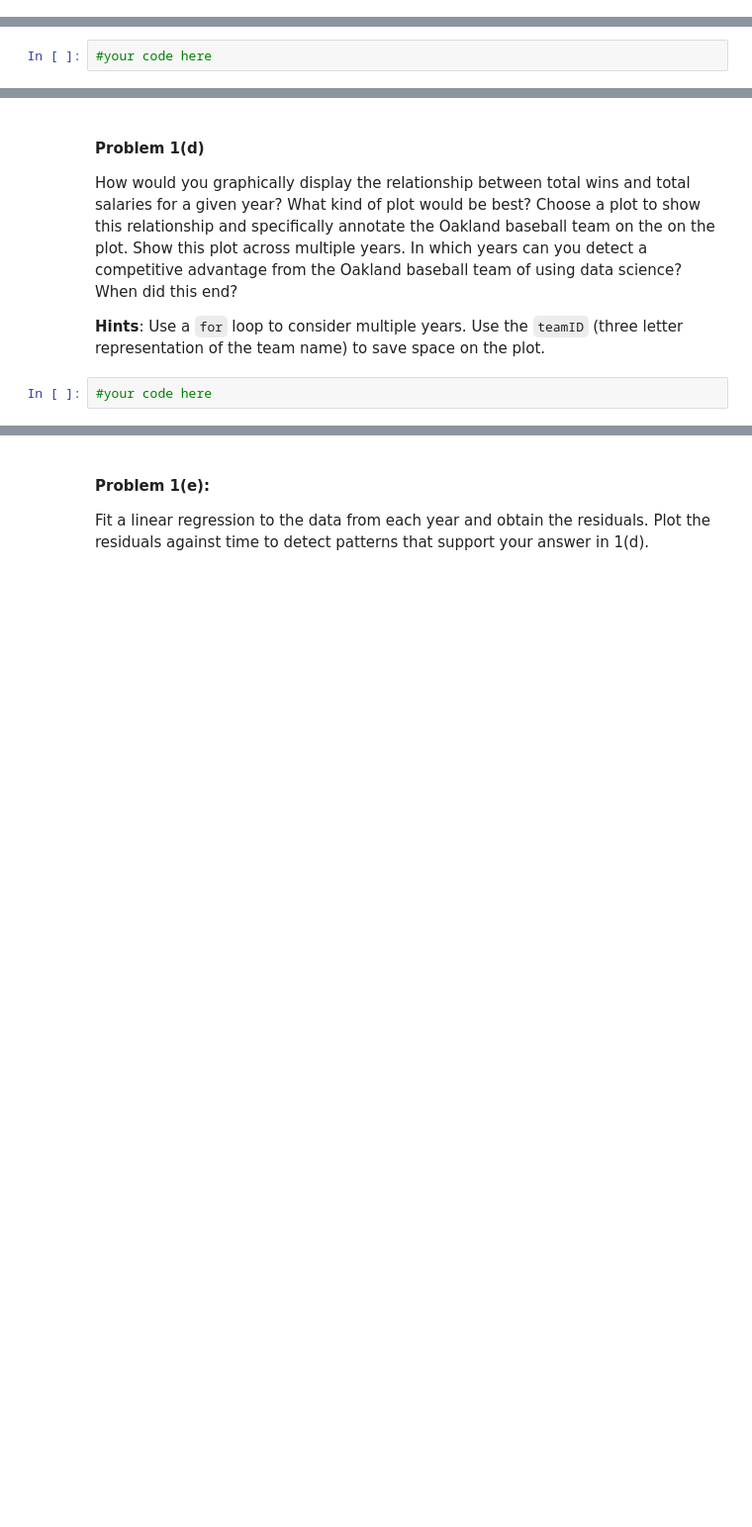
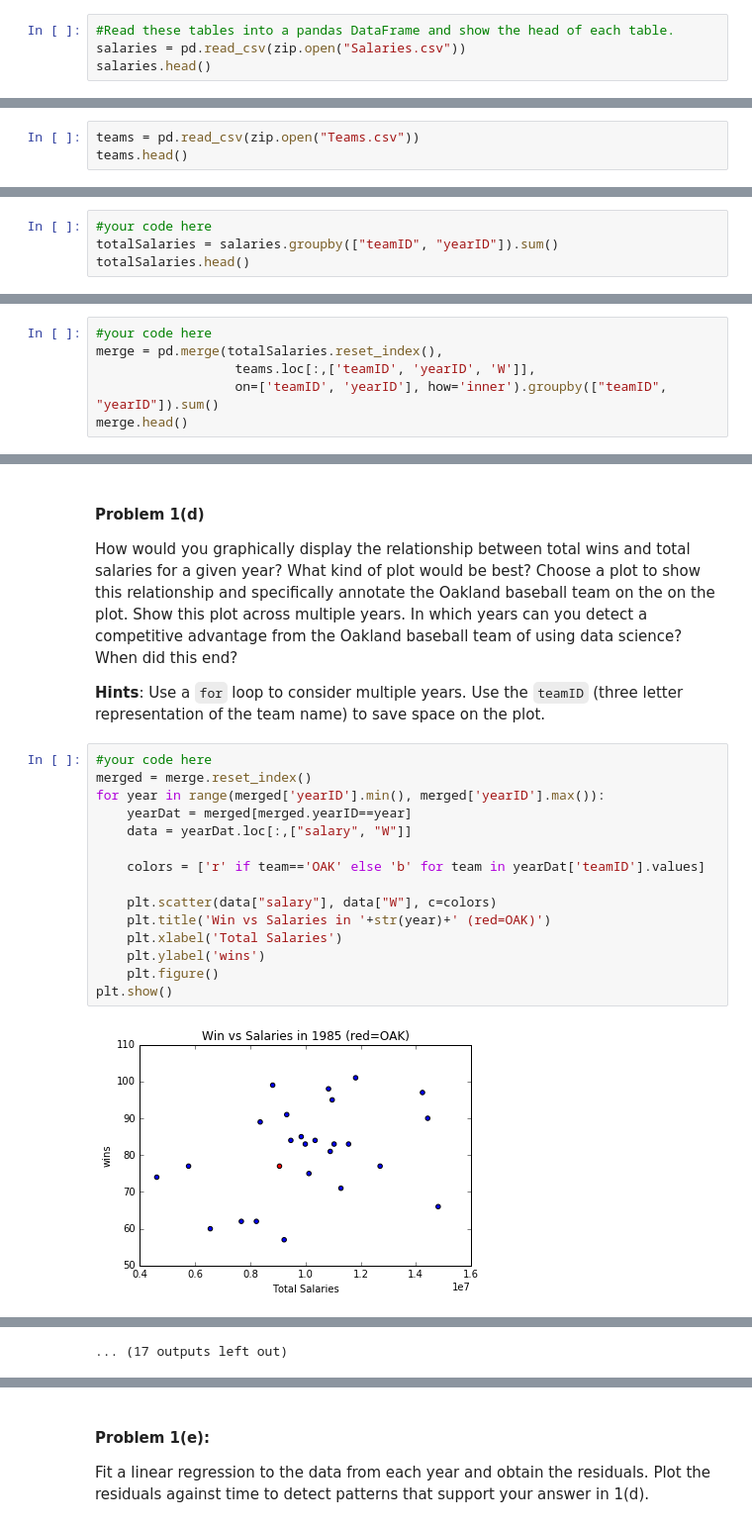
Before and after one commit to SupaStuff/599_hw, a Jupyter notebook: 1/HW1Prob1.ipynb, the cells around one changed output, grey strips where cells are left out. Shown: that part at 99% size. Drawn from its saved outputs; the diff is of its cells as text; blank space fills up the shorter version.

```diff
--- a/1/HW1Prob1.ipynb
+++ b/1/HW1Prob1.ipynb
@@ -56,0 +66,4 @@ Load in [these CSV files](http://seanlahman.com/files/database/lahman-csv_2014-0
+# %%
+#Read these tables into a pandas DataFrame and show the head of each table.
+salaries = pd.read_csv(zip.open("Salaries.csv"))
+salaries.head()
@@ -56,0 +77,3 @@ Load in [these CSV files](http://seanlahman.com/files/database/lahman-csv_2014-0
+# %%
+teams = pd.read_csv(zip.open("Teams.csv"))
+teams.head()
@@ -60,3 +91,5 @@ Load in [these CSV files](http://seanlahman.com/files/database/lahman-csv_2014-0
 Summarize the Salaries DataFrame to show the total salaries for each team for each year. Show the head of the new summarized DataFrame.
 # %%
 #your code here
+totalSalaries = salaries.groupby(["teamID", "yearID"]).sum()
+totalSalaries.head()
@@ -70,0 +110,6 @@ Merge the new summarized Salaries DataFrame and Teams DataFrame together to crea
+# %%
+#your code here
+merge = pd.merge(totalSalaries.reset_index(),
+                  teams.loc[:,['teamID', 'yearID', 'W']],
+                  on=['teamID', 'yearID'], how='inner').groupby(["teamID", "yearID"]).sum()
+merge.head()
@@ -74,5 +127,20 @@ Merge the new summarized Salaries DataFrame and Teams DataFrame together to crea
 How would you graphically display the relationship between total wins and total salaries for a given year? What kind of plot would be best? Choose a plot to show this relationship and specifically annotate the Oakland baseball team on the on the plot. Show this plot across multiple years. In which years can you detect a competitive advantage from the Oakland baseball team of using data science? When did this end?
 
 **Hints**: Use a `for` loop to consider multiple years. Use the `teamID` (three letter representation of the team name) to save space on the plot.
-# %%
-#your code here
+# %%
+#your code here
+merged = merge.reset_index()
+for year in range(merged['yearID'].min(), merged['yearID'].max()):
+    yearDat = merged[merged.yearID==year]
+    data = yearDat.loc[:,["salary", "W"]]
+
+    colors = ['r' if team=='OAK' else 'b' for team in yearDat['teamID'].values]
+
+    plt.scatter(data["salary"], data["W"], c=colors)
+    plt.title('Win vs Salaries in '+str(year)+' (red=OAK)')
+    plt.xlabel('Total Salaries')
+    plt.ylabel('wins')
+    plt.figure()
+plt.show()
+# %% [output]
+[figure, added]
@@ -78,0 +158 @@ How would you graphically display the relationship between total wins and total
+... (17 outputs left out)
```
Also changed, not shown: parts of 11 cells of this notebook.
